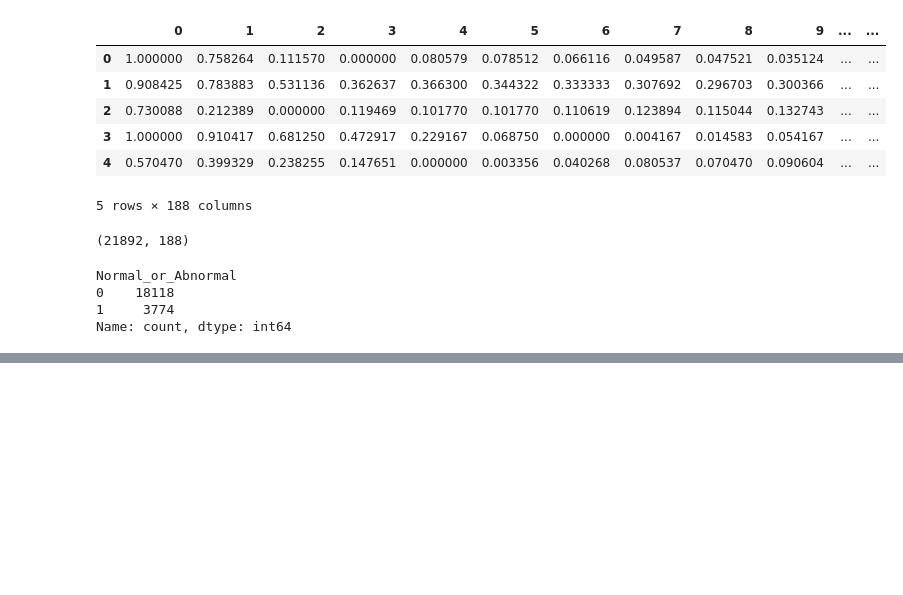
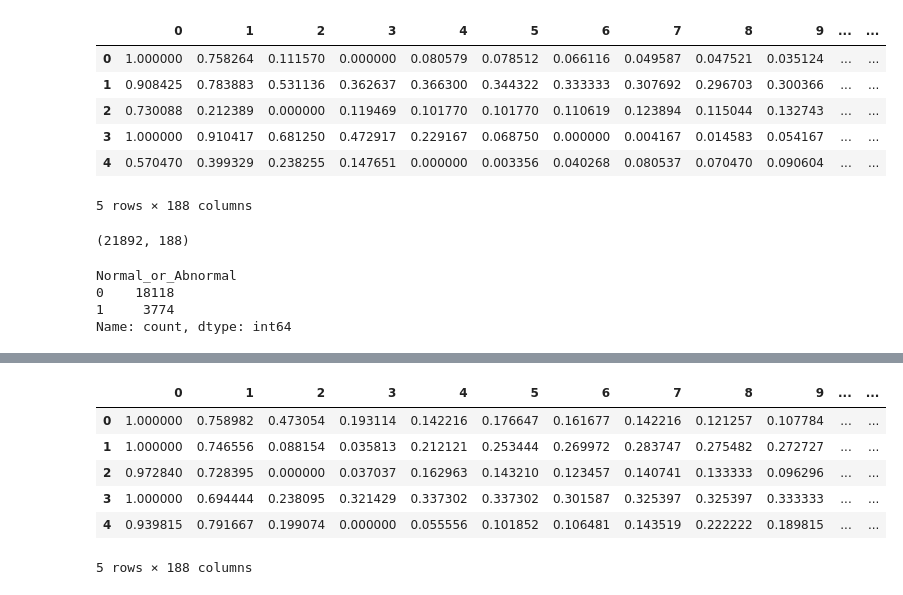
Before and after one commit to youssef13494/HeartBeatApp, a Jupyter notebook: xgboost-randomforest-smote.ipynb, the cells around one changed output, grey strips where cells are left out. Saved outputs shown, nothing was run; the diff lists cells and outputs as text; code cells hidden in the pictures; blank space fills up the shorter version.

```diff
--- a/xgboost-randomforest-smote.ipynb
+++ b/xgboost-randomforest-smote.ipynb
@@ -827,0 +852,3 @@ Name: count, dtype: int64
+# %%
+test_data4 = pd.read_csv(r'/kaggle/input/heartbeat/mitbih_test.csv',header=None)
+test_data4.head()
@@ -827,0 +881,18 @@ Name: count, dtype: int64
+# %%
+# Assuming Test_data_4 is a Pandas DataFrame
+# Remove rows where column 187 has the value 0
+test_data4 = test_data4[test_data4[187] != 0]
+
+# Reset the index (optional, for a clean DataFrame)
+test_data4.reset_index(drop=True, inplace=True)
+
+# Display the filtered data
+test_data4.head()
+# %% [output]
+|  | 0 | 1 | 2 | 3 | 4 | 5 | 6 | 7 | 8 | 9 | ... | ... |
+| 0 | 1.000000 | 0.758982 | 0.473054 | 0.193114 | 0.142216 | 0.176647 | 0.161677 | 0.142216 | 0.121257 | 0.107784 | ... | ... |
+| 1 | 1.000000 | 0.746556 | 0.088154 | 0.035813 | 0.212121 | 0.253444 | 0.269972 | 0.283747 | 0.275482 | 0.272727 | ... | ... |
+| 2 | 0.972840 | 0.728395 | 0.000000 | 0.037037 | 0.162963 | 0.143210 | 0.123457 | 0.140741 | 0.133333 | 0.096296 | ... | ... |
+| 3 | 1.000000 | 0.694444 | 0.238095 | 0.321429 | 0.337302 | 0.337302 | 0.301587 | 0.325397 | 0.325397 | 0.333333 | ... | ... |
+| 4 | 0.939815 | 0.791667 | 0.199074 | 0.000000 | 0.055556 | 0.101852 | 0.106481 | 0.143519 | 0.222222 | 0.189815 | ... | ... |
+5 rows × 188 columns
```
Also changed, not shown: parts of 14 cells of this notebook.
